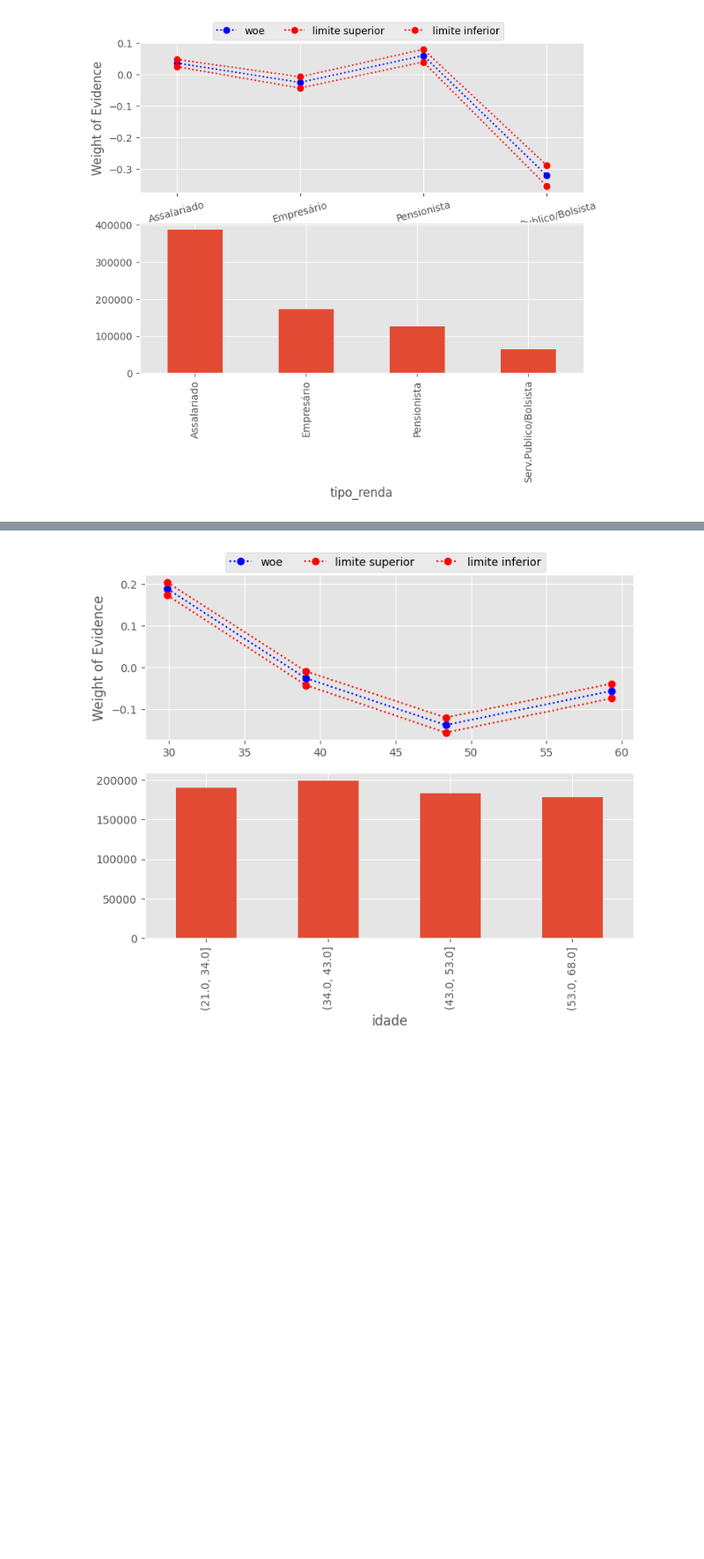
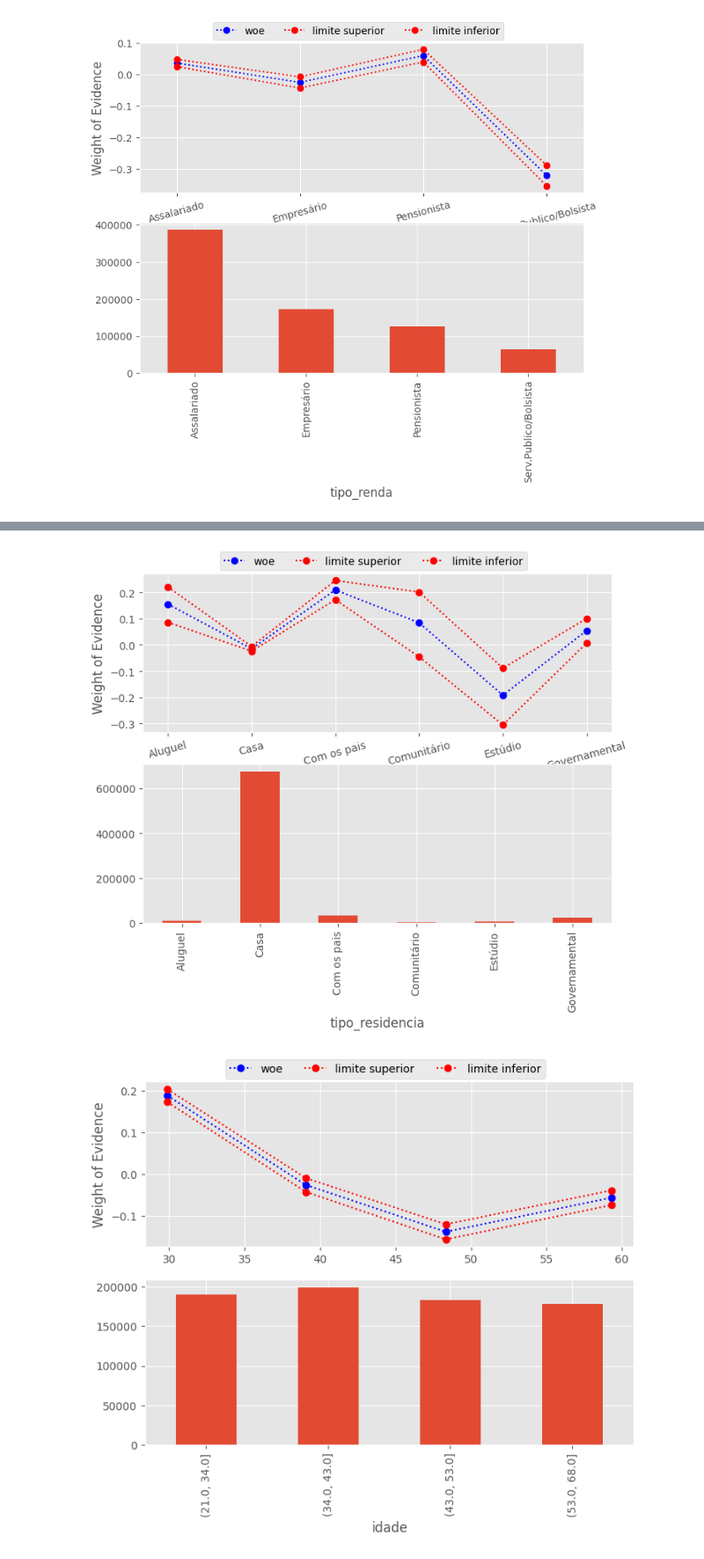
Before and after one commit to PedroHang/Logistic-Regression-Income, a Jupyter notebook: ProfCientistaDados m37_supportmaterial_exercise02.ipynb, the cells around one changed output, grey strips where cells are left out. Shown at 88% size. Cells and saved outputs as stored; diff of their text form; code cells hidden in the pictures; blank space fills up the shorter version.

```diff
--- a/ProfCientistaDados m37_supportmaterial_exercise02.ipynb
+++ b/ProfCientistaDados m37_supportmaterial_exercise02.ipynb
@@ -489,3 +509,6 @@ For example, when doing 'df[col].method(value, inplace=True)', try using 'df.met
 | Pensionista | 115825 | 10440 | 0.082683 | Pensionista | 126265 | 0.000775 | 0.084202 | 0.081164 | -2.406436 | -2.386573 | ... |
 | Serv.Publico/Bolsista | 61497 | 3786 | 0.057994 | Serv.Publico/Bolsista | 65283 | 0.000915 | 0.059787 | 0.056201 | -2.787678 | -2.755325 | ... |
 [figure]
+# %%
+biv_discreta('tipo_residencia', df2)
+# %% [output]
@@ -492,3 +523,4 @@ For example, when doing 'df[col].method(value, inplace=True)', try using 'df.met
+[figure, added]
 # %%
 def biv_continua(var, ncat, df):
     df['bom'] = 1-df.mau
```
Also changed, not shown: parts of 10 cells of this notebook.
